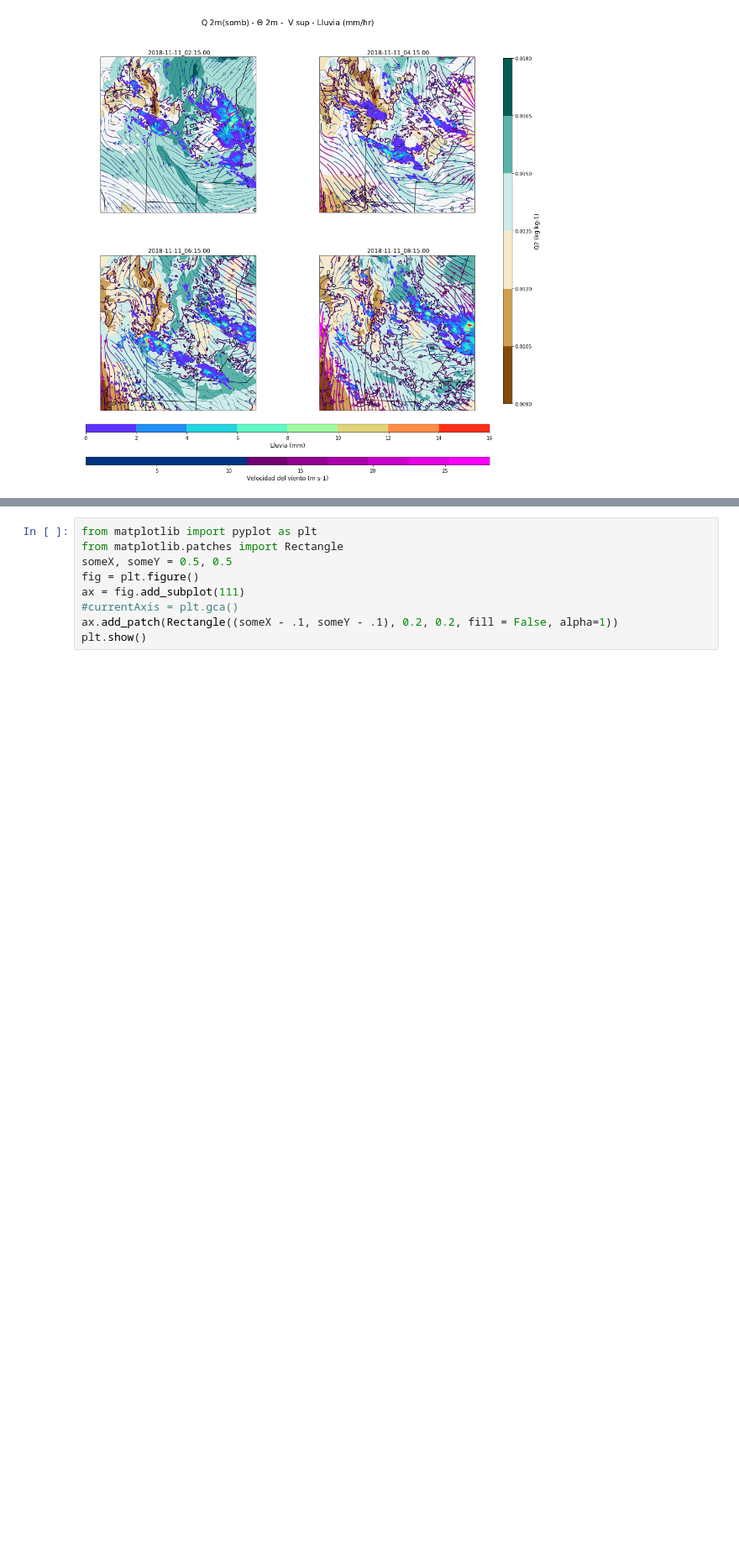
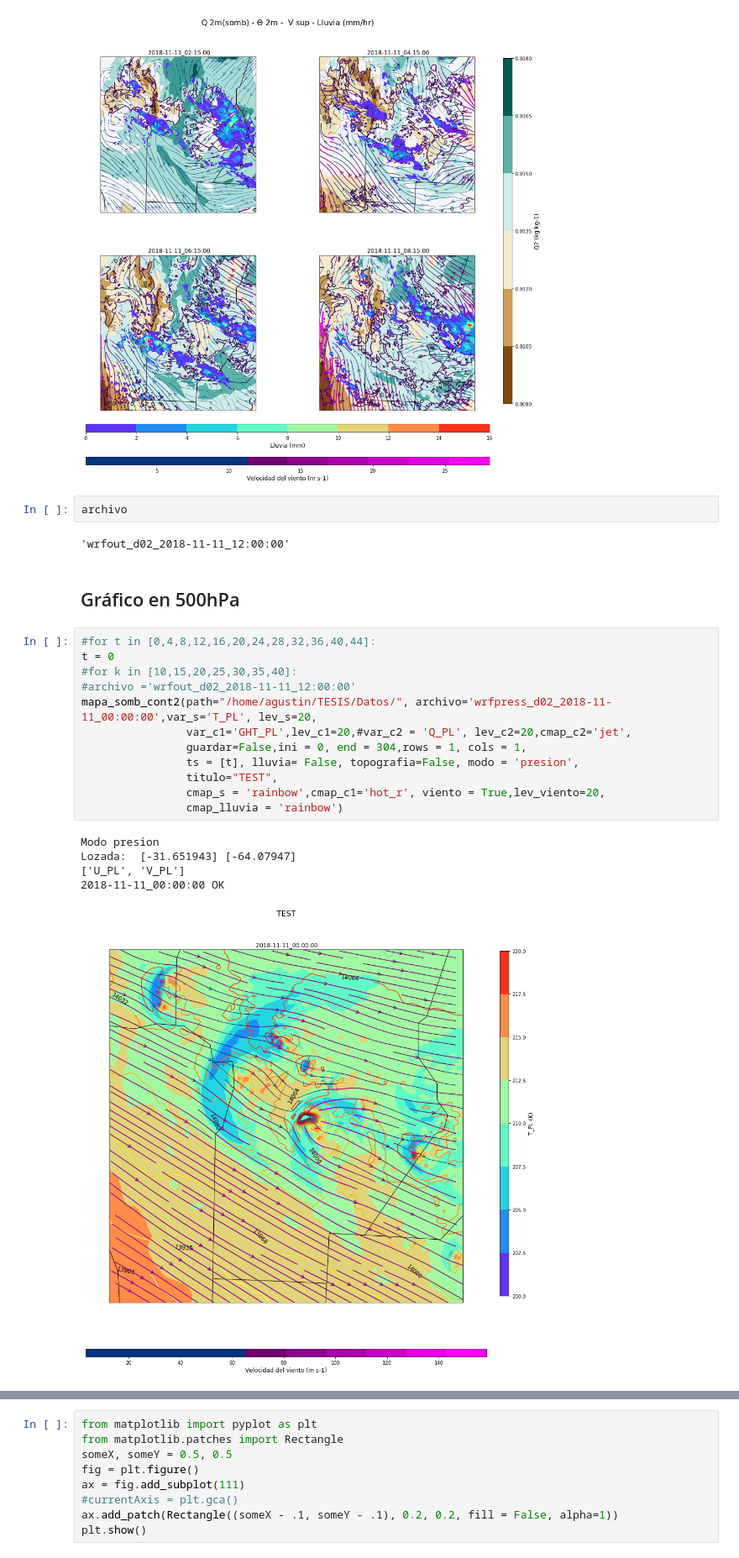
Before and after one commit to agemperador/TESIS, a Jupyter notebook: WRF_SIM.ipynb, the cells around one changed output, grey strips where cells are left out. Shown at 84% size. Cells and saved outputs as stored; diff of their text form; blank space fills up the shorter version.

Commit message:
Graficos agregados de presion y de indices

```diff
--- a/WRF_SIM.ipynb
+++ b/WRF_SIM.ipynb
@@ -510,6 +537,30 @@ Richardson activado
 Richardson activado
 2018-11-11_08:15:00 OK
 [figure]
+# %%
+archivo
+# %% [output]
+'wrfout_d02_2018-11-11_12:00:00'
+# %% [markdown]
+## Gráfico en 500hPa
+# %%
+#for t in [0,4,8,12,16,20,24,28,32,36,40,44]:
+t = 0
+#for k in [10,15,20,25,30,35,40]:
+#archivo ='wrfout_d02_2018-11-11_12:00:00'
+mapa_somb_cont2(path="/home/agustin/TESIS/Datos/", archivo='wrfpress_d02_2018-11-11_00:00:00',var_s='T_PL', lev_s=20,
+                var_c1='GHT_PL',lev_c1=20,#var_c2 = 'Q_PL', lev_c2=20,cmap_c2='jet',
+                guardar=False,ini = 0, end = 304,rows = 1, cols = 1,
+                ts = [t], lluvia= False, topografia=False, modo = 'presion',
+                titulo="TEST",
+                cmap_s = 'rainbow',cmap_c1='hot_r', viento = True,lev_viento=20,
+                cmap_lluvia = 'rainbow')
+# %% [output]
+Modo presion
+Lozada:  [-31.651943] [-64.07947]
+['U_PL', 'V_PL']
+2018-11-11_00:00:00 OK
+[figure, added]
 # %%
 path = '/home/agustin/TESIS/Datos/'
 #archivo = 'wrfout_d02_2018-11-10_12:00:00'
```
Also changed, not shown: parts of 16 cells of this notebook.
